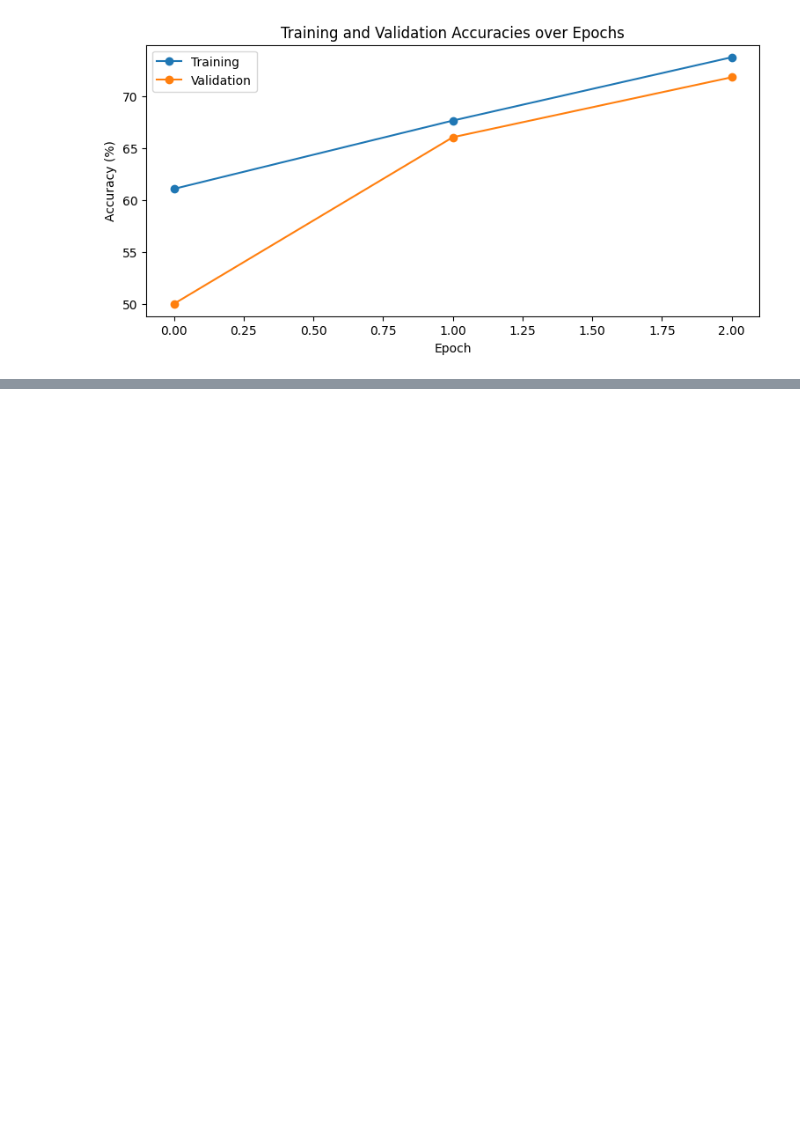
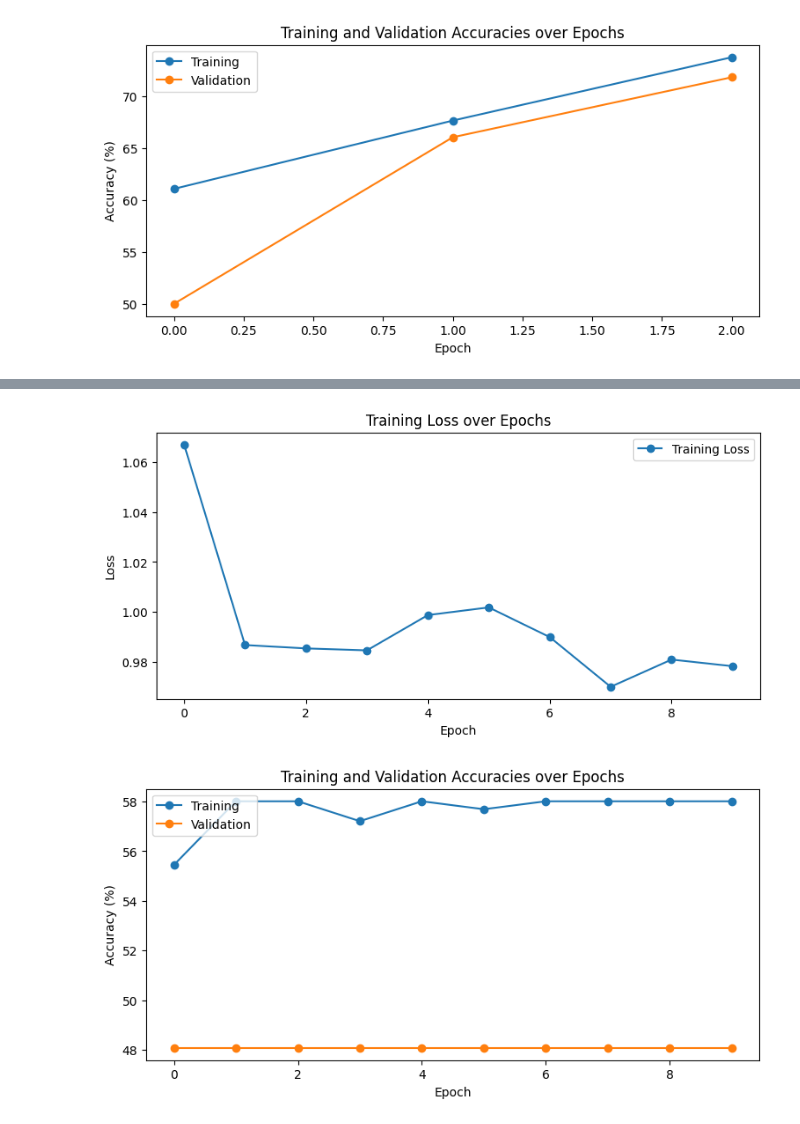
Before and after one commit to Elvis-Zpu/layers-analysis, a Jupyter notebook: clip_busi.ipynb, the cells around one changed output, grey strips where cells are left out. Drawn from its saved outputs; the diff is of its cells as text; code cells hidden in the pictures; blank space fills up the shorter version.

```diff
--- a/clip_busi.ipynb
+++ b/clip_busi.ipynb
@@ -372,0 +460,3 @@ plt.show()
+# %%
+for name, _ in clip_model.named_parameters():
+    print(name)
@@ -372,0 +481,3 @@ plt.show()
+# %%
+for name, module in clip_model.visual.named_modules():
+    print(name, type(module))
@@ -372,0 +612,24 @@ plt.show()
+# %%
+import matplotlib.pyplot as plt
+import numpy as np
+
+plt.figure()
+plt.title('Training Loss over Epochs')
+plt.plot(losses, marker='o', label='Training Loss')
+plt.xlabel('Epoch')
+plt.ylabel('Loss')
+plt.gcf().set_size_inches(9, 4)
+plt.legend(loc='upper right')
+plt.show()
+plt.figure()
+plt.title('Training and Validation Accuracies over Epochs')
+plt.plot(train_accuracies, '-o', label='Training Accuracy')
+plt.plot(val_accuracies, '-o', label='Validation Accuracy')
+plt.xlabel('Epoch')
+plt.ylabel('Accuracy (%)')
+plt.legend(['Training', 'Validation'], loc='upper left')
+plt.gcf().set_size_inches(9, 4)
+plt.show()
+# %% [output]
+[figure, added]
+[figure, added]
```
Also changed, not shown: parts of 6 cells of this notebook.
